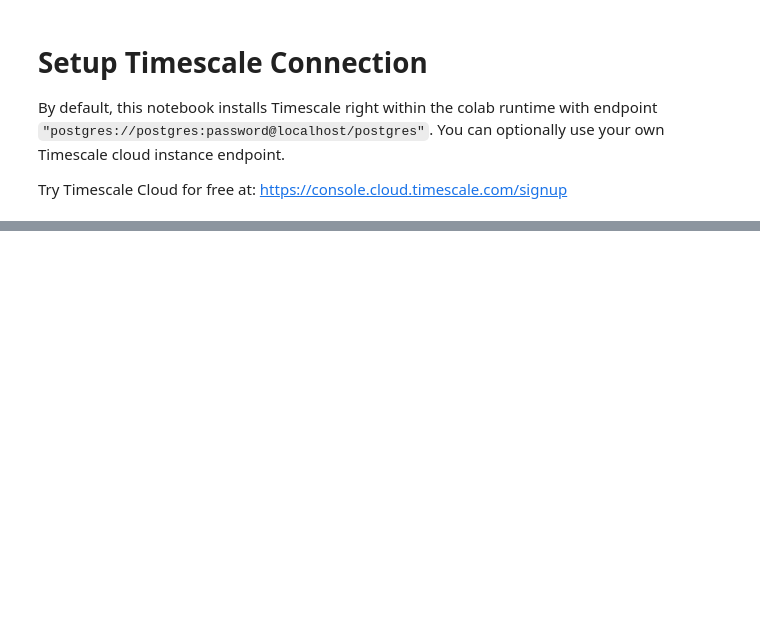
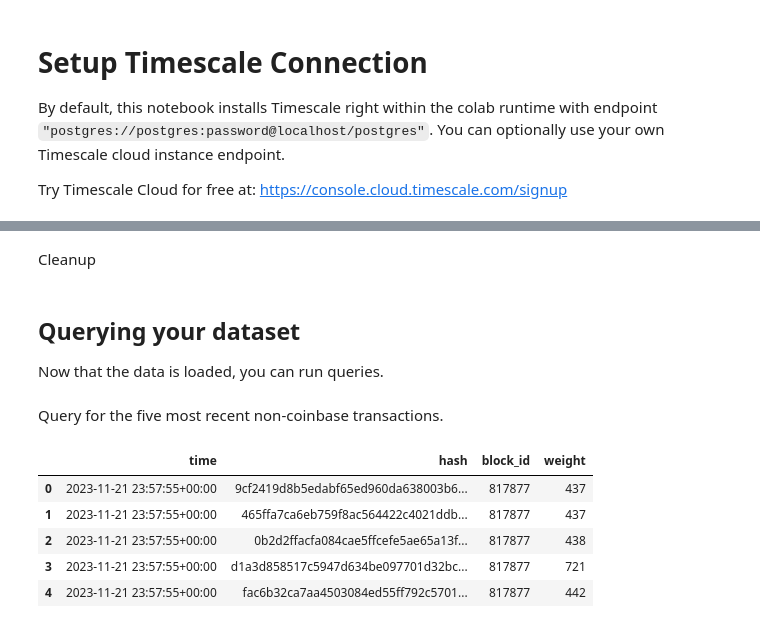
Before and after one commit to antonum/Timescale-Workshops, a Jupyter notebook: Tutorials/query-bitcoin-data.ipynb, the cells around one changed output, grey strips where cells are left out. Cells and saved outputs as stored; diff of their text form; code cells hidden in the pictures; blank space fills up the shorter version.

Commit message:
query-bitcoin-data notebook

```diff
--- a/Tutorials/query-bitcoin-data.ipynb
+++ b/Tutorials/query-bitcoin-data.ipynb
@@ -386,0 +249,2 @@ TimescaleDB makes these types of analyses efficient and straightforward, even wi
+# %% [markdown]
+Cleanup
@@ -386,0 +253,22 @@ TimescaleDB makes these types of analyses efficient and straightforward, even wi
+# %% [markdown]
+## Querying your dataset
+
+Now that the data is loaded, you can run queries.
+# %% [markdown]
+Query for the five most recent non-coinbase transactions.
+# %%
+query = """
+SELECT time, hash, block_id, weight
+FROM transactions
+WHERE is_coinbase IS NOT TRUE
+ORDER BY time DESC
+LIMIT 5;
+"""
+execute_sql(query)
+# %% [output]
+|  | time | hash | block_id | weight |
+| 0 | 2023-11-21 23:57:55+00:00 | 9cf2419d8b5edabf65ed960da638003b6... | 817877 | 437 |
+| 1 | 2023-11-21 23:57:55+00:00 | 465ffa7ca6eb759f8ac564422c4021ddb... | 817877 | 437 |
+| 2 | 2023-11-21 23:57:55+00:00 | 0b2d2ffacfa084cae5ffcefe5ae65a13f... | 817877 | 438 |
+| 3 | 2023-11-21 23:57:55+00:00 | d1a3d858517c5947d634be097701d32bc... | 817877 | 721 |
+| 4 | 2023-11-21 23:57:55+00:00 | fac6b32ca7aa4503084ed55ff792c5701... | 817877 | 442 |
```
Also changed, not shown: parts of 62 cells of this notebook.
